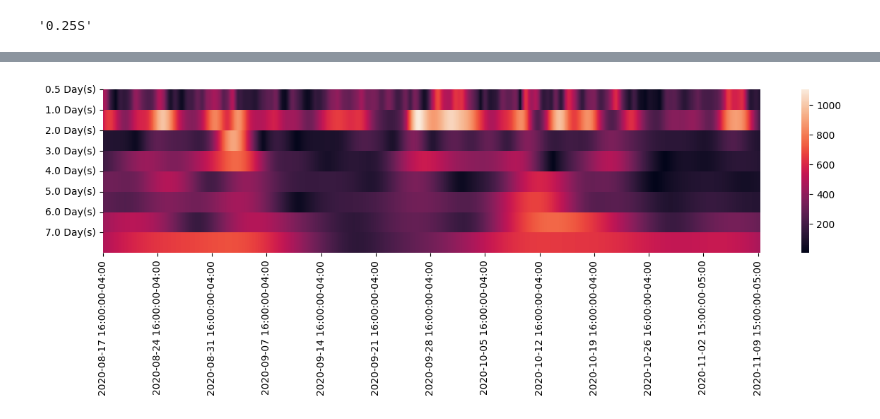
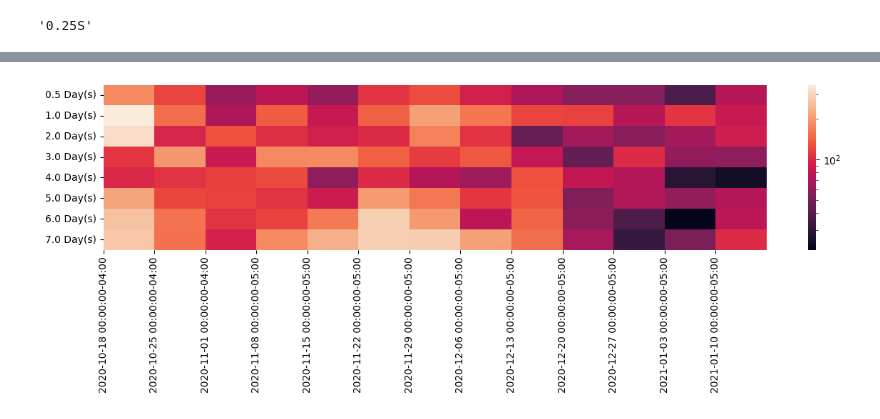
Before and after one commit to boyu-zhang-25/sensecode-eda, a Jupyter notebook: preprocessing.ipynb, the cells around one changed output, grey strips where cells are left out. Saved outputs shown, nothing was run; the diff lists cells and outputs as text; code cells hidden in the pictures.

```diff
--- a/preprocessing.ipynb
+++ b/preprocessing.ipynb
@@ -8,7 +8,7 @@ import seaborn as sns
 from scipy.stats import zscore
 from matplotlib.colors import LogNorm, Normalize
 # %%
-eda_filepath = '/media/bayesian-posterior/sdc/sensecode_data/SP11_eda_worn_left.h5'
+eda_filepath = '/media/bayesian-posterior/sdc/sensecode_data/SP15_eda_worn_left.h5'
 # %%
 FS = 4 # E4 sampling rate
 
@@ -165,8 +166,8 @@ def apply_fir(eda: np.ndarray,
 # %%
 df_eda_without_artifacts['low_passed_eda'] = apply_fir(eda = df_eda_without_artifacts['interpolated_eda'].to_numpy(),
                                      fs = FS,
-                                     cutoff = 0.1,
-                                     transition_band = 0.1,
+                                     cutoff = 1,
+                                     transition_band = 1,
                                      filter_type = 'lowpass',
                                      window = 'hamming')
 # %%
@@ -198,8 +197,8 @@ def plot_morlet(df_eda,
                 freq_arr,
                 tick_freq):
 
-    resampled_df = df_eda_without_artifacts[freq_names].resample(tick_freq).median()
-    cwtm = resampled_df.to_numpy().T # (len(t), len(freq_list))
+    resampled_df = df_eda_without_artifacts[freq_names].resample(tick_freq).mean()
+    cwtm = resampled_df.to_numpy().T # (len(freq_list), len(t))
 
     tick_freq_dict = {'T':60*24*7, 'H':24*7, 'D':7, 'W':1}
     t = resampled_df.index.to_series()
@@ -209,15 +208,15 @@ def plot_morlet(df_eda,
     sns.heatmap(cwtm,
                 # center=0,
                 # cmap="vlag",
-                # norm=LogNorm(vmin=cwtm.min(), vmax=cwtm.max()),
+                norm=LogNorm(vmin=cwtm.min(), vmax=cwtm.max()),
                 ax=ax)
 
-    ax.set_xticks(range(len(t))[::xtick_freq], t[::xtick_freq], rotation='vertical')
-    ax.set_yticks(range(len(freq_names)), freq_names, rotation='horizontal')
+    ax.set_xticks(np.arange(len(t))[::xtick_freq], t[::xtick_freq], rotation='vertical')
+    ax.set_yticks(np.arange(len(freq_names))+0.5, freq_names, rotation='horizontal')
 # %%
 plot_morlet(df_eda = df_eda_without_artifacts,
             freq_names = FREQ_NAMES,
             freq_arr = FREQ_ARRAY,
-            tick_freq = 'H')
+            tick_freq = 'W')
 # %% [output]
-[figure, old version]
+[figure, new version]
```
Also changed, not shown: parts of 4 cells of this notebook, 1 other file.
